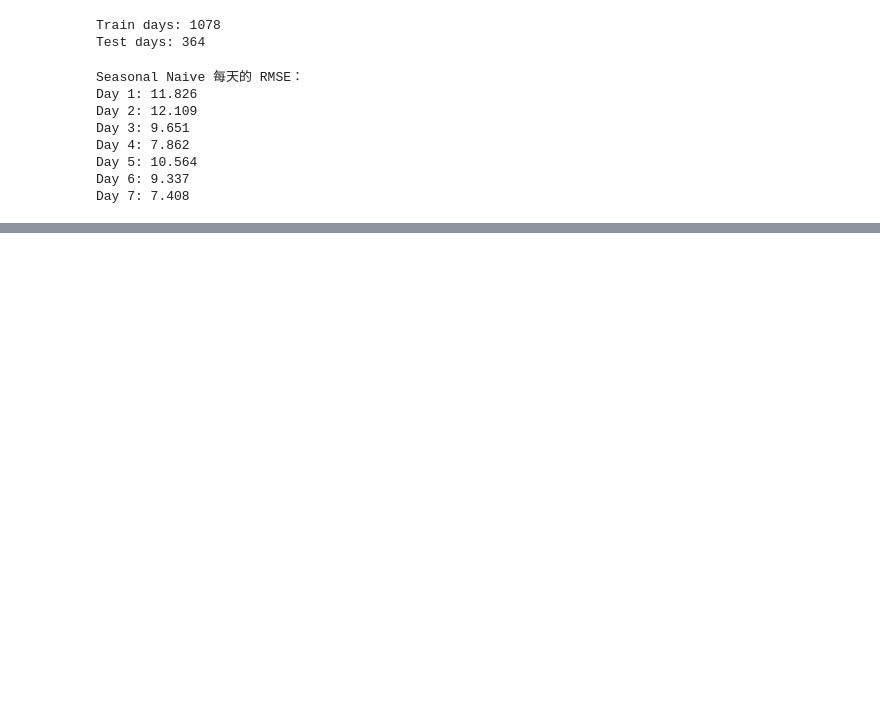
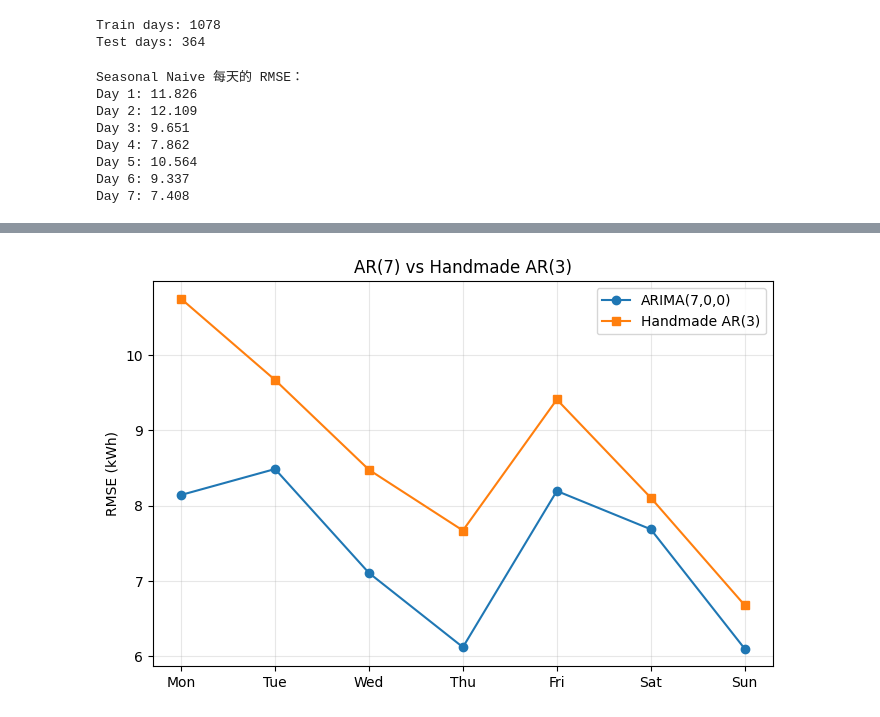
Before and after one commit to cche0214/Machine-Learning-and-Optimization, a Jupyter notebook: experiment4.ipynb, the cells around one changed output, grey strips where cells are left out. Cells and saved outputs as stored; diff of their text form; code cells hidden in the pictures; blank space fills up the shorter version.

```diff
--- a/experiment4.ipynb
+++ b/experiment4.ipynb
@@ -455,0 +530,15 @@ plt.show()
+# %%
+# 有了单步预测，我们想要的是七天的预测，也就是通过递推来实现AR(3)预测后七天
+def forecast_7_days(history, beta):
+    history = list(history.copy())
+    predictions = []
+
+    for _ in range(7):
+        # 这里调用AR(3)前三天预测下一天，把预测值加入历史，参与递推
+        # 所以第二轮的前三天，是两天真实值+一天上一轮的预测值，来预测下一天
+        # 误差不断累计
+        yhat = predict_next(history, beta)
+        predictions.append(yhat)
+        history.append(yhat)
+
+    return np.array(predictions)
@@ -455,0 +576,16 @@ plt.show()
+# %%
+predictions_ar3 = rolling_forecast_ar3(train, test)
+# %%
+actual = test.reshape(-1, 7)
+
+rmse_ar3 = []
+
+for day in range(7):
+    rmse = np.sqrt(
+        np.mean((actual[:, day] - predictions_ar3[:, day])**2)
+    )
+    rmse_ar3.append(rmse)
+
+print("AR(3) 每一天的 RMSE：")
+for i, val in enumerate(rmse_ar3):
+    print(f"Day {i+1}: {val:.3f}")
@@ -455,0 +601,13 @@ plt.show()
+# %%
+days = ['Mon','Tue','Wed','Thu','Fri','Sat','Sun']
+
+plt.figure(figsize=(8,5))
+plt.plot(days, rmse_per_day, marker='o', label="ARIMA(7,0,0)")
+plt.plot(days, rmse_ar3, marker='s', label="Handmade AR(3)")
+plt.title("AR(7) vs Handmade AR(3)")
+plt.ylabel("RMSE (kWh)")
+plt.legend()
+plt.grid(alpha=0.3)
+plt.show()
+# %% [output]
+[figure, added]
```
Also changed, not shown: parts of 45 cells of this notebook.
